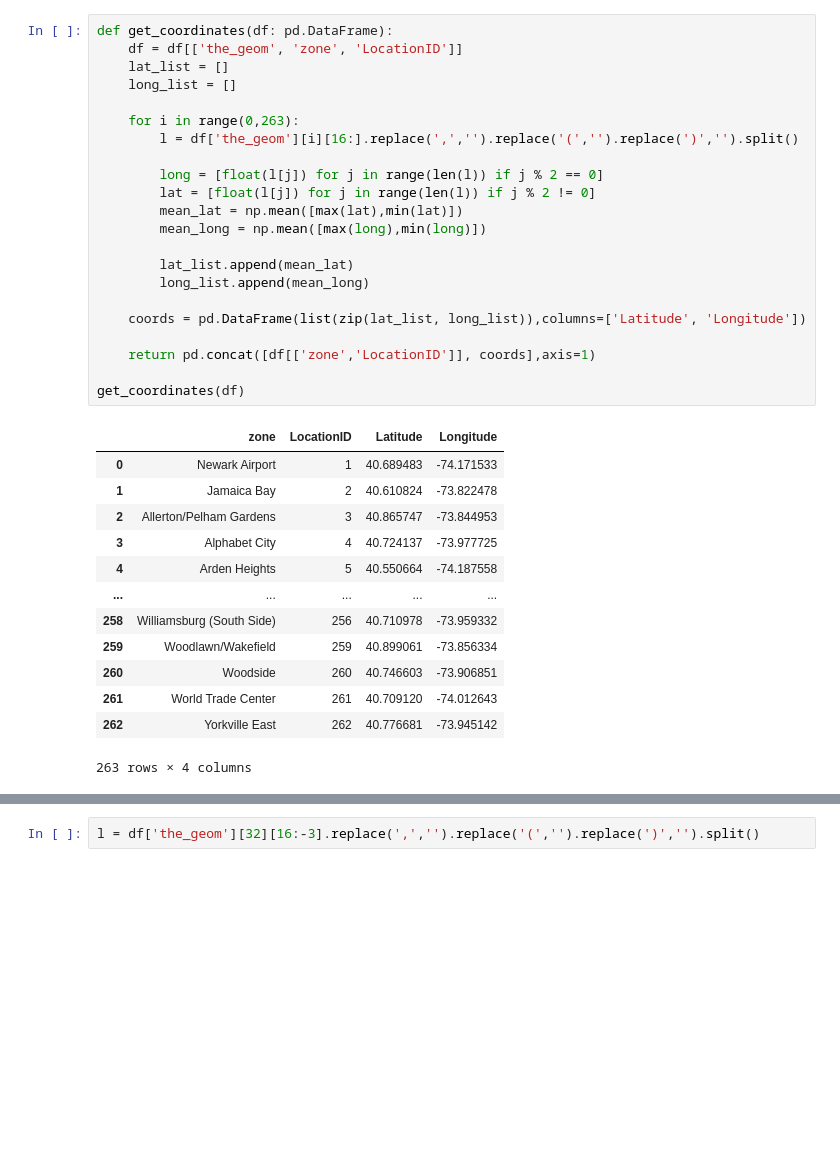
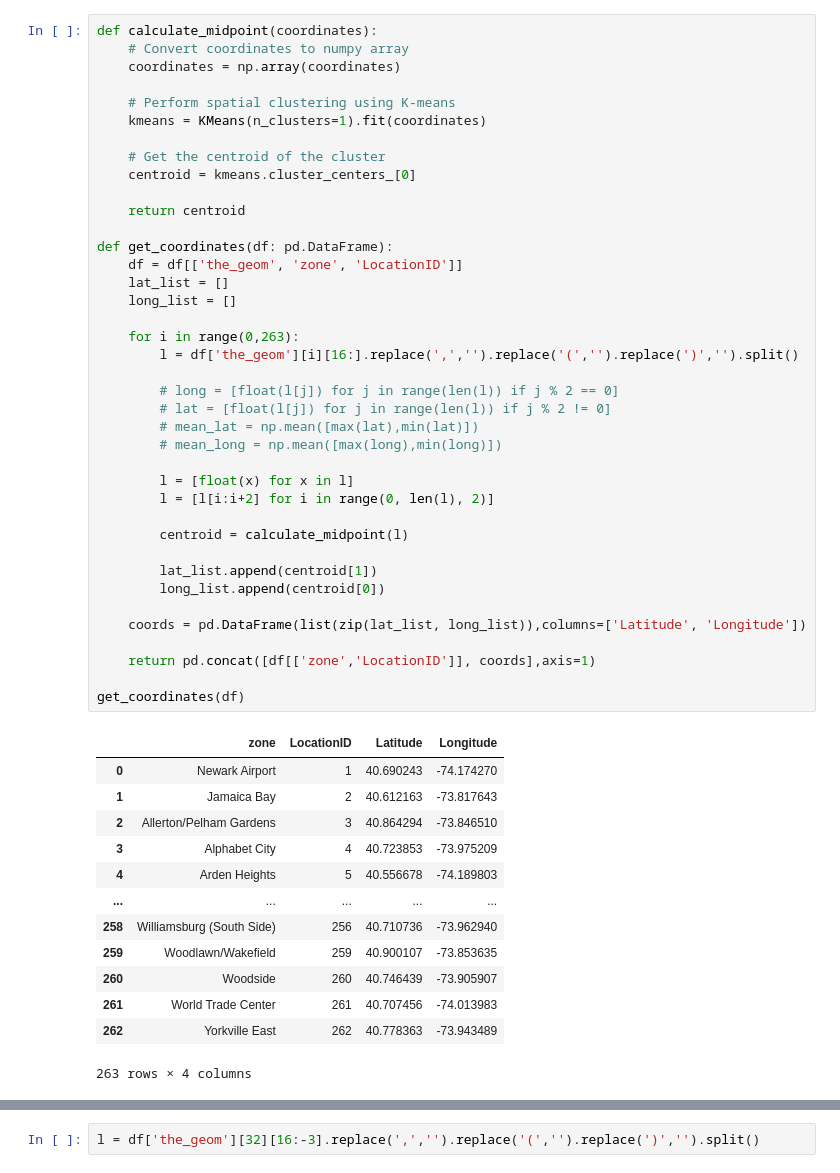
Before and after one commit to llctrautmann/TaxiDemandML, a Jupyter notebook: notebooks/00_functions.ipynb, the cells around one changed output, grey strips where cells are left out. Drawn from its saved outputs; the diff is of its cells as text; blank space fills up the shorter version.

```diff
--- a/notebooks/00_functions.ipynb
+++ b/notebooks/00_functions.ipynb
@@ -11,38 +11,55 @@ Index(['OBJECTID', 'Shape_Leng', 'the_geom', 'Shape_Area', 'zone',
        'LocationID', 'borough'],
       dtype='object')
 # %%
+def calculate_midpoint(coordinates):
+    # Convert coordinates to numpy array
+    coordinates = np.array(coordinates)
+
+    # Perform spatial clustering using K-means
+    kmeans = KMeans(n_clusters=1).fit(coordinates)
+
+    # Get the centroid of the cluster
+    centroid = kmeans.cluster_centers_[0]
+
+    return centroid
+
 def get_coordinates(df: pd.DataFrame):
     df = df[['the_geom', 'zone', 'LocationID']]
     lat_list = []
     long_list = []
 
     for i in range(0,263):
         l = df['the_geom'][i][16:].replace(',','').replace('(','').replace(')','').split()
 
-        long = [float(l[j]) for j in range(len(l)) if j % 2 == 0]
-        lat = [float(l[j]) for j in range(len(l)) if j % 2 != 0]
-        mean_lat = np.mean([max(lat),min(lat)])
-        mean_long = np.mean([max(long),min(long)])
+        # long = [float(l[j]) for j in range(len(l)) if j % 2 == 0]
+        # lat = [float(l[j]) for j in range(len(l)) if j % 2 != 0]
+        # mean_lat = np.mean([max(lat),min(lat)])
+        # mean_long = np.mean([max(long),min(long)])
 
-        lat_list.append(mean_lat)
-        long_list.append(mean_long)
+        l = [float(x) for x in l]
+        l = [l[i:i+2] for i in range(0, len(l), 2)]
+
+        centroid = calculate_midpoint(l)
+
+        lat_list.append(centroid[1])
+        long_list.append(centroid[0])
 
     coords = pd.DataFrame(list(zip(lat_list, long_list)),columns=['Latitude', 'Longitude'])
 
     return pd.concat([df[['zone','LocationID']], coords],axis=1)
 
 get_coordinates(df)
 # %% [output]
 |  | zone | LocationID | Latitude | Longitude |
-| 0 | Newark Airport | 1 | 40.689483 | -74.171533 |
-| 1 | Jamaica Bay | 2 | 40.610824 | -73.822478 |
-| 2 | Allerton/Pelham Gardens | 3 | 40.865747 | -73.844953 |
-| 3 | Alphabet City | 4 | 40.724137 | -73.977725 |
-| 4 | Arden Heights | 5 | 40.550664 | -74.187558 |
+| 0 | Newark Airport | 1 | 40.690243 | -74.174270 |
+| 1 | Jamaica Bay | 2 | 40.612163 | -73.817643 |
+| 2 | Allerton/Pelham Gardens | 3 | 40.864294 | -73.846510 |
+| 3 | Alphabet City | 4 | 40.723853 | -73.975209 |
+| 4 | Arden Heights | 5 | 40.556678 | -74.189803 |
 | ... | ... | ... | ... | ... |
-| 258 | Williamsburg (South Side) | 256 | 40.710978 | -73.959332 |
-| 259 | Woodlawn/Wakefield | 259 | 40.899061 | -73.856334 |
-| 260 | Woodside | 260 | 40.746603 | -73.906851 |
-| 261 | World Trade Center | 261 | 40.709120 | -74.012643 |
-| 262 | Yorkville East | 262 | 40.776681 | -73.945142 |
+| 258 | Williamsburg (South Side) | 256 | 40.710736 | -73.962940 |
+| 259 | Woodlawn/Wakefield | 259 | 40.900107 | -73.853635 |
+| 260 | Woodside | 260 | 40.746439 | -73.905907 |
+| 261 | World Trade Center | 261 | 40.707456 | -74.013983 |
+| 262 | Yorkville East | 262 | 40.778363 | -73.943489 |
 263 rows × 4 columns
```
Also changed, not shown: parts of 3 cells of this notebook, 3 other files.
